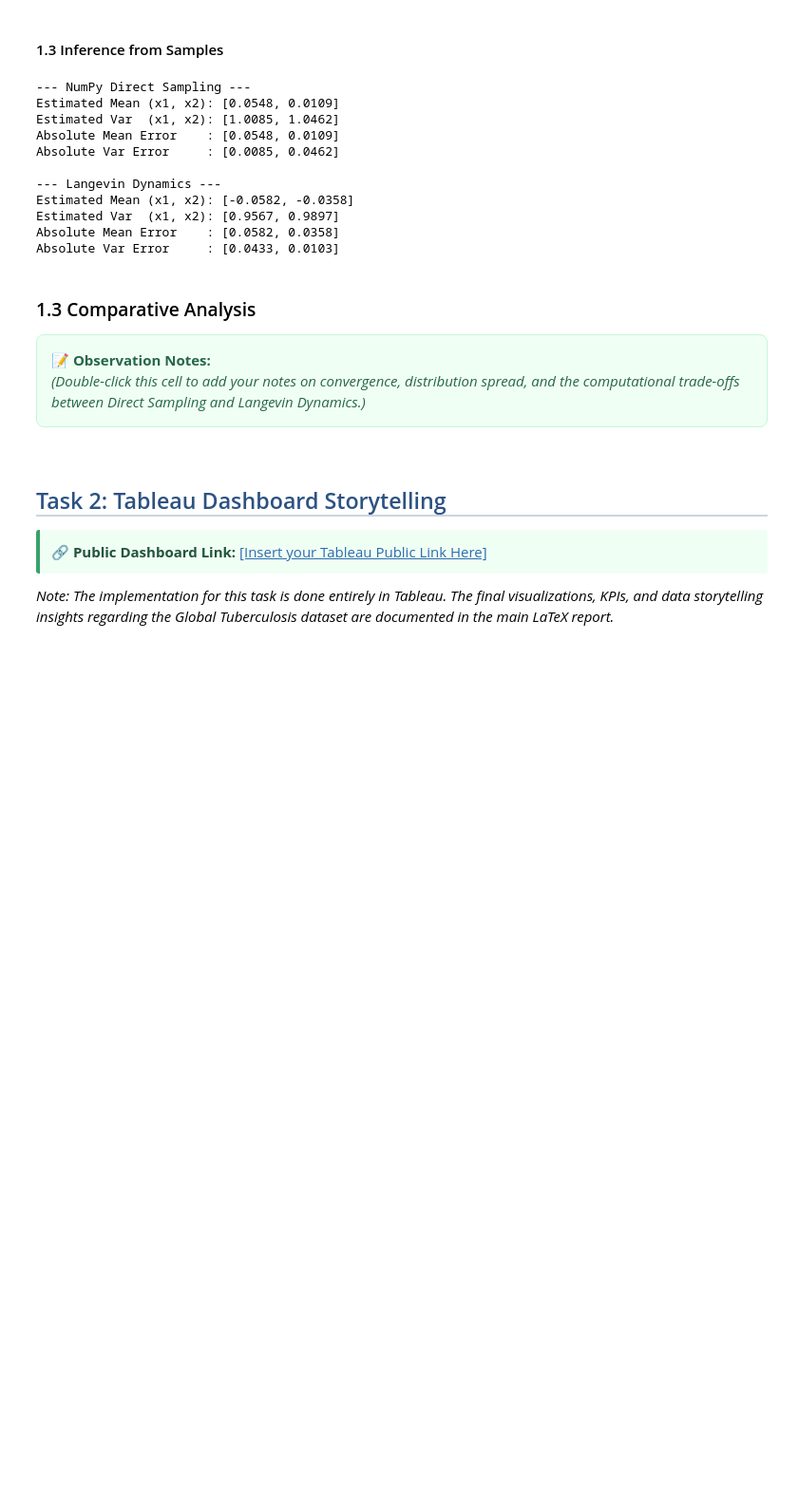
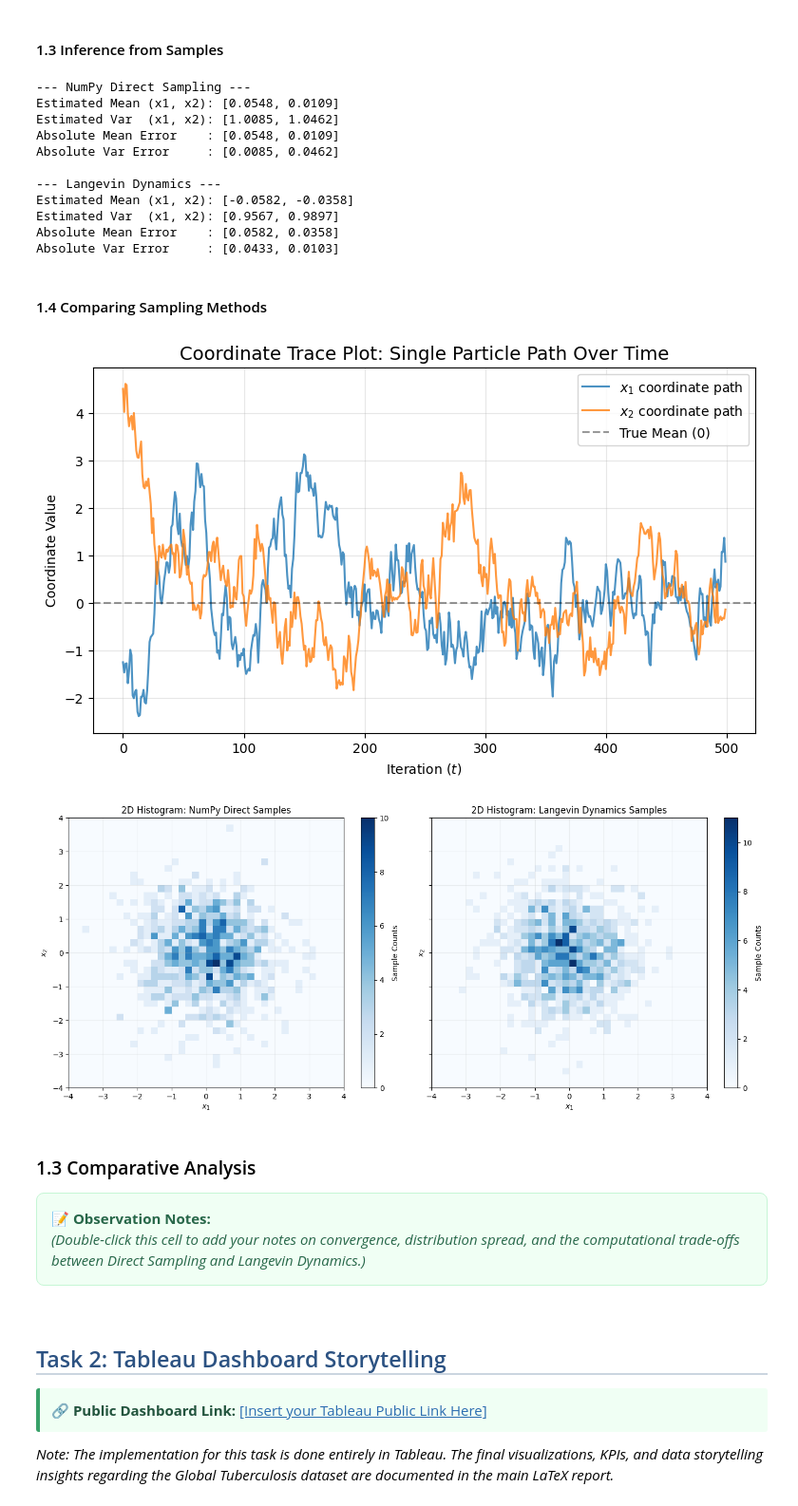
Before and after one commit to Parsa-Saeednia/UT-DataScience-Spring2026, a Jupyter notebook: Assignments/CA1/implementation.ipynb, the cells around one changed output. Shown at 95% size. Saved outputs shown, nothing was run; the diff lists cells and outputs as text; code cells hidden in the pictures; blank space fills up the shorter version.

```diff
--- a/Assignments/CA1/implementation.ipynb
+++ b/Assignments/CA1/implementation.ipynb
@@ -206,6 +206,43 @@ Estimated Mean (x1, x2): [-0.0582, -0.0358]
 Estimated Var  (x1, x2): [0.9567, 0.9897]
 Absolute Mean Error    : [0.0582, 0.0358]
 Absolute Var Error     : [0.0433, 0.0103]
+# %% [markdown]
+#### 1.4 Comparing Sampling Methods
+# %%
+plt.figure(figsize=(9, 5))
+plt.plot(range(T), trajectories[:, 0, 0], label='$x_1$ coordinate path', color='tab:blue', alpha=0.8)
+plt.plot(range(T), trajectories[:, 0, 1], label='$x_2$ coordinate path', color='tab:orange', alpha=0.8)
+plt.axhline(y=0, color='black', linestyle='--', alpha=0.4, label='True Mean (0)')
+plt.title('Coordinate Trace Plot: Single Particle Path Over Time', fontsize=14)
+plt.xlabel('Iteration ($t$)')
+plt.ylabel('Coordinate Value')
+plt.grid(True, alpha=0.3)
+plt.legend()
+plt.savefig('latex/assets/images/figure5_coordinate_trace.png', dpi=300, bbox_inches='tight')
+plt.show()
+
+fig, axes = plt.subplots(1, 2, figsize=(14, 6), sharex=True, sharey=True)
+
+h1 = axes[0].hist2d(direct_samples[:, 0], direct_samples[:, 1], bins=40, range=[[-4, 4], [-4, 4]], cmap='Blues')
+axes[0].set_title('2D Histogram: NumPy Direct Samples', fontsize=12)
+axes[0].set_xlabel('$x_1$')
+axes[0].set_ylabel('$x_2$')
+axes[0].grid(True, alpha=0.2)
+fig.colorbar(h1[3], ax=axes[0], label='Sample Counts')
+
+h2 = axes[1].hist2d(langevin_samples[:, 0], langevin_samples[:, 1], bins=40, range=[[-4, 4], [-4, 4]], cmap='Blues')
+axes[1].set_title('2D Histogram: Langevin Dynamics Samples', fontsize=12)
+axes[1].set_xlabel('$x_1$')
+axes[1].set_ylabel('$x_2$')
+axes[1].grid(True, alpha=0.2)
+fig.colorbar(h2[3], ax=axes[1], label='Sample Counts')
+
+plt.tight_layout()
+plt.savefig('latex/assets/images/figure6_histograms_comparison.png', dpi=300, bbox_inches='tight')
+plt.show()
+# %% [output]
+[figure, added]
+[figure, added]
 # %% [markdown]
 ### 1.3 Comparative Analysis
 <div style="background-color: #f0fff4; padding: 15px; border-radius: 8px; border: 1px solid #c6f6d5; color: #276749;">
```
Also changed, not shown: 4 other files.
